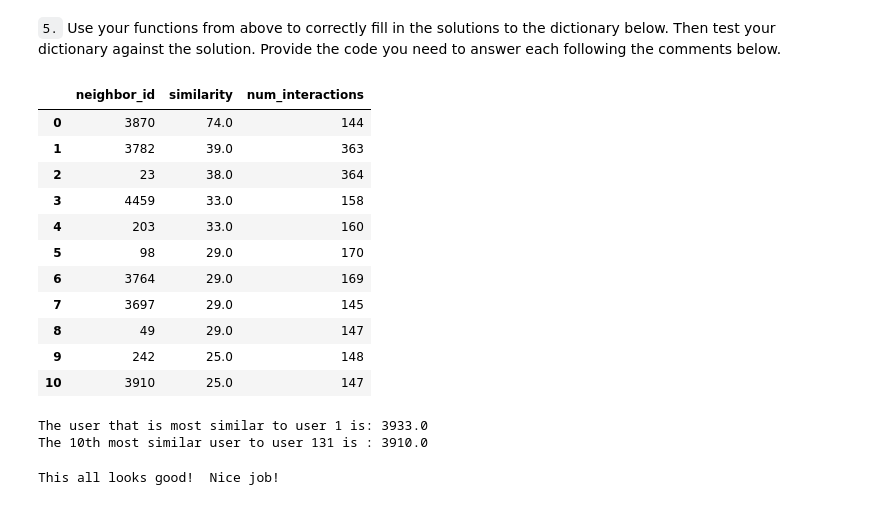
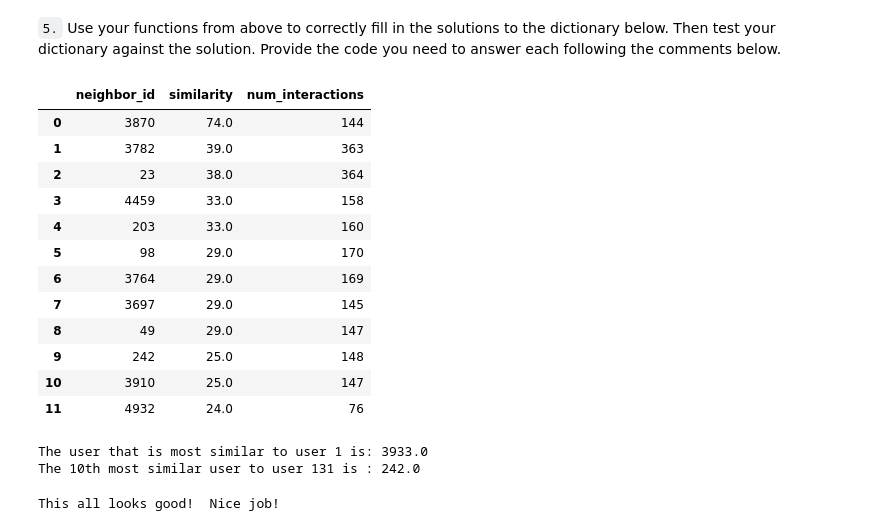
Before and after one commit to matsuch/Recommendations-with-IBM, a Jupyter notebook: Recommendations_with_IBM.ipynb, the cells around one changed output. Saved outputs shown, nothing was run; the diff lists cells and outputs as text; code cells hidden in the pictures.

```diff
--- a/Recommendations_with_IBM.ipynb
+++ b/Recommendations_with_IBM.ipynb
@@ -600,27 +590,28 @@ The top 10 recommendations for user 20 are the following article names:
 # %% [markdown]
 `5.` Use your functions from above to correctly fill in the solutions to the dictionary below.  Then test your dictionary against the solution.  Provide the code you need to answer each following the comments below.
 # %%
-get_top_sorted_users(131).head(11)
+get_top_sorted_users(131).head(12)
 # %% [output]
 |  | neighbor_id | similarity | num_interactions |
 | 0 | 3870 | 74.0 | 144 |
 | 1 | 3782 | 39.0 | 363 |
 | 2 | 23 | 38.0 | 364 |
 | 3 | 4459 | 33.0 | 158 |
 | 4 | 203 | 33.0 | 160 |
 | 5 | 98 | 29.0 | 170 |
 | 6 | 3764 | 29.0 | 169 |
 | 7 | 3697 | 29.0 | 145 |
 | 8 | 49 | 29.0 | 147 |
 | 9 | 242 | 25.0 | 148 |
 | 10 | 3910 | 25.0 | 147 |
+| 11 | 4932 | 24.0 | 76 |
 # %%
 print('The user that is most similar to user 1 is: {}'. format(get_top_sorted_users(1).iloc[0][0]))
 
-print('The 10th most similar user to user 131 is : {}'. format(get_top_sorted_users(131).iloc[10][0]))
+print('The 10th most similar user to user 131 is : {}'. format(get_top_sorted_users(131).iloc[9][0]))
 # %% [output]
 The user that is most similar to user 1 is: 3933.0
-The 10th most similar user to user 131 is : 3910.0
+The 10th most similar user to user 131 is : 242.0
 # %%
 ### Tests with a dictionary of results
 
```
Also changed, not shown: parts of 7 cells of this notebook.
